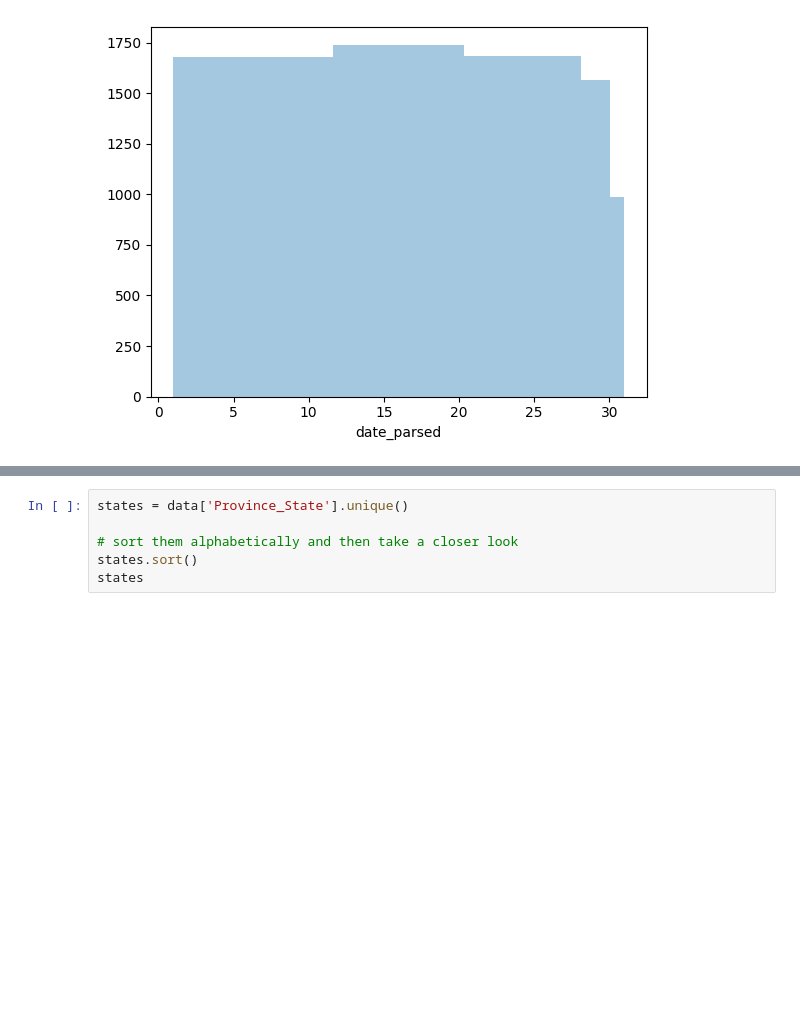
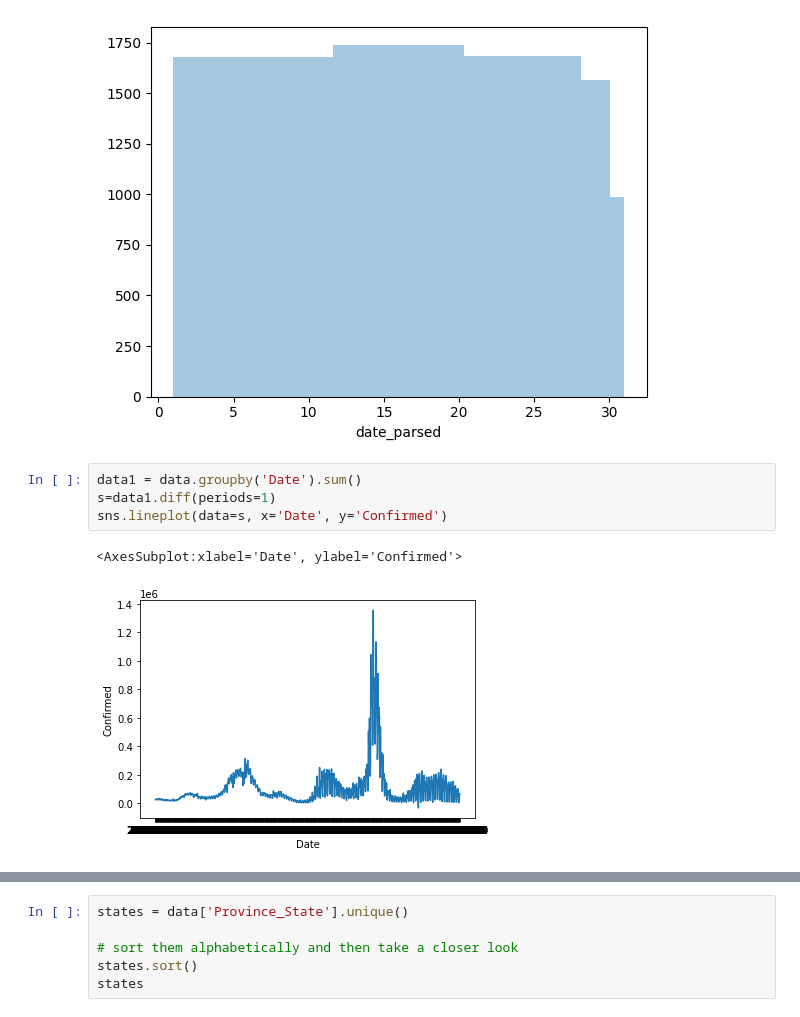
Before and after one commit to ArshiaIlaty/Introduction-to-Big-Data, a Jupyter notebook: FinalProject.ipynb, the cells around one changed output, grey strips where cells are left out. Saved outputs shown, nothing was run; the diff lists cells and outputs as text; blank space fills up the shorter version.

```diff
--- a/FinalProject.ipynb
+++ b/FinalProject.ipynb
@@ -304,3 +308,10 @@ https://gist.github.com/mwaskom/de44147ed2974457ad6372750bbe5751
   sns.distplot(day_of_month, kde=False, bins=31)
 <AxesSubplot:xlabel='date_parsed'>
 [figure]
+# %%
+data1 = data.groupby('Date').sum()
+s=data1.diff(periods=1)
+sns.lineplot(data=s, x='Date', y='Confirmed')
+# %% [output]
+<AxesSubplot:xlabel='Date', ylabel='Confirmed'>
+[figure, added]
```
Also changed, not shown: parts of 2 cells of this notebook.
